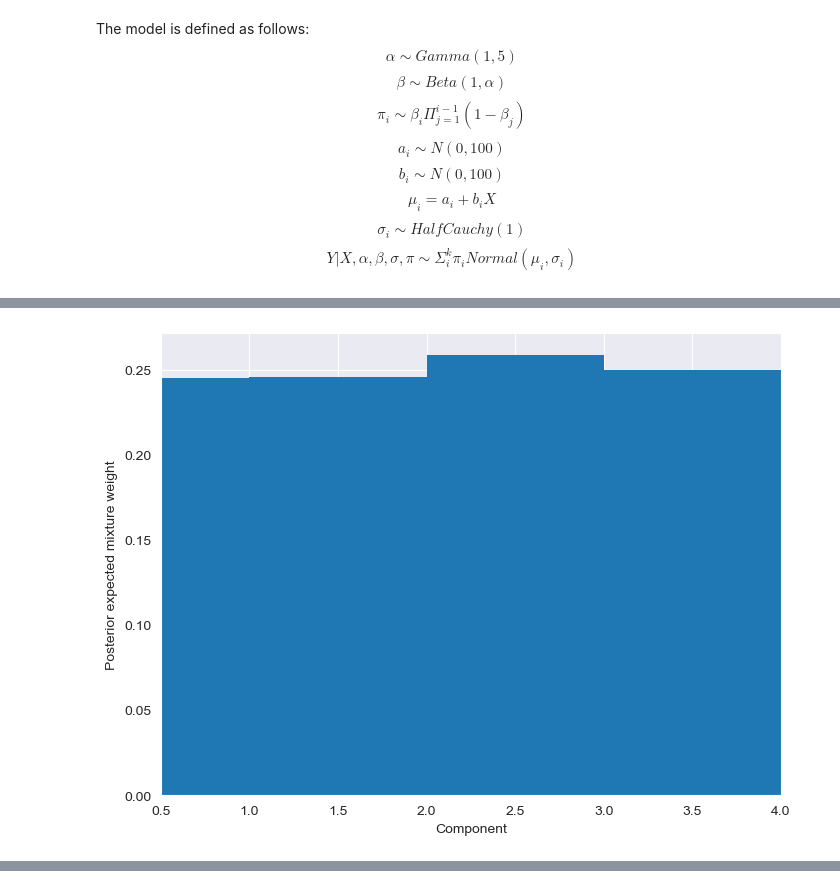
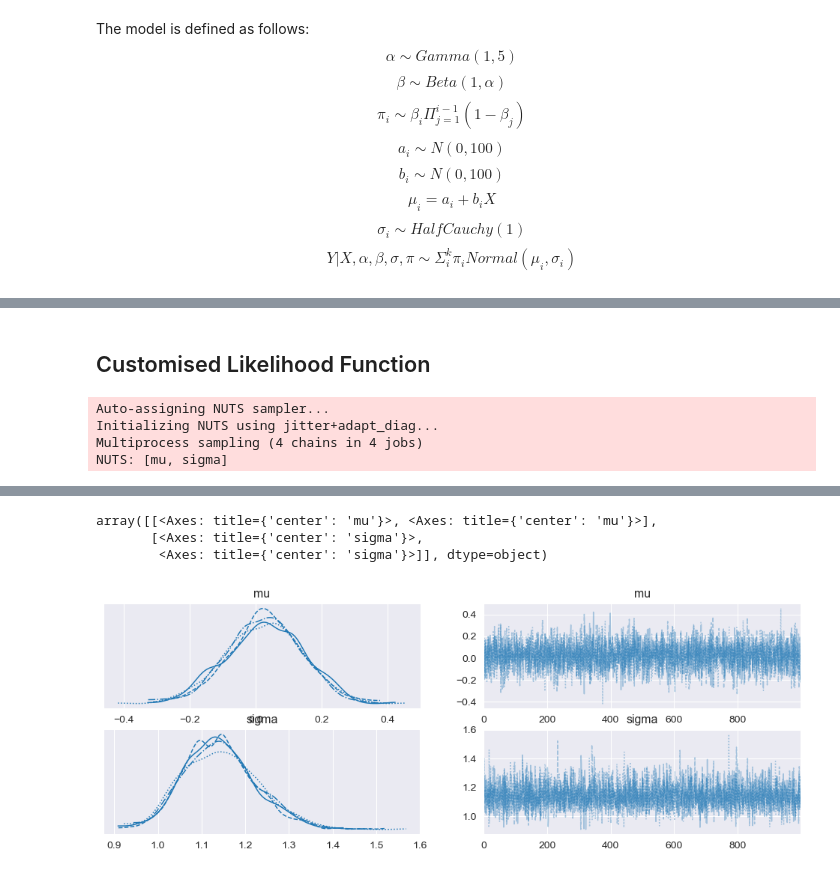
Before and after one commit to Kumachar/ResearchExamples, a Jupyter notebook: PyMC_Regression.ipynb, the cells around one changed output, grey strips where cells are left out. Drawn from its saved outputs; the diff is of its cells as text; code cells hidden in the pictures.

```diff
--- a/PyMC_Regression.ipynb
+++ b/PyMC_Regression.ipynb
@@ -530,13 +524,36 @@ array([[<Axes: title={'center': 'α\n0, 0'}>,
-# %%
-fig, ax = plt.subplots(figsize=(8, 6))
-
-plot_w = np.arange(k) + 1
-
-ax.bar(plot_w - 0.5, trace.posterior["π"].mean(("chain", "draw")), width=1.0, lw=0)
-
-ax.set_xlim(0.5, k)
-ax.set_xlabel("Component")
-
-ax.set_ylabel("Posterior expected mixture weight");
-# %% [output]
-[figure, removed]
+# %% [markdown]
+## Customised Likelihood Function
+# %%
+#
+y_obs = np.random.normal(loc=5.0, scale=2.0, size=100)
+def custom_likelihood(value, mu, sigma):
+    # Custom likelihood: assume it's a normal distribution for this example
+    logp = -0.5 * pt.sum((value - mu) ** 2 / sigma ** 2 + pt.log(2 * np.pi * sigma ** 2))
+    return logp
+
+# Generate some fake data
+np.random.seed(123)
+data = np.random.normal(0, 1, size=100)
+
+# Build the PyMC model
+with pm.Model() as model:
+    # Define prior distributions for parameters
+    mu = pm.Normal('mu', mu=0, sigma=10)
+    sigma = pm.HalfNormal('sigma', sigma=1)
+
+    # Define custom likelihood using CustomDist
+    custom = pm.CustomDist('custom_likelihood',
+                           mu, sigma,
+                           logp=custom_likelihood,
+                           observed=data)
+
+    # Inference: run sampling
+    trace = pm.sample(1000, return_inferencedata=True)
+
+# Plot and analyze the trace
+pm.plot_trace(trace)
+# %% [output]
+Auto-assigning NUTS sampler...
+Initializing NUTS using jitter+adapt_diag...
+Multiprocess sampling (4 chains in 4 jobs)
+NUTS: [mu, sigma]
@@ -542,0 +564,4 @@ ax.set_ylabel("Posterior expected mixture weight");
+array([[<Axes: title={'center': 'mu'}>, <Axes: title={'center': 'mu'}>],
+       [<Axes: title={'center': 'sigma'}>,
+        <Axes: title={'center': 'sigma'}>]], dtype=object)
+[figure, added]
```
Also changed, not shown: parts of 15 cells of this notebook.
